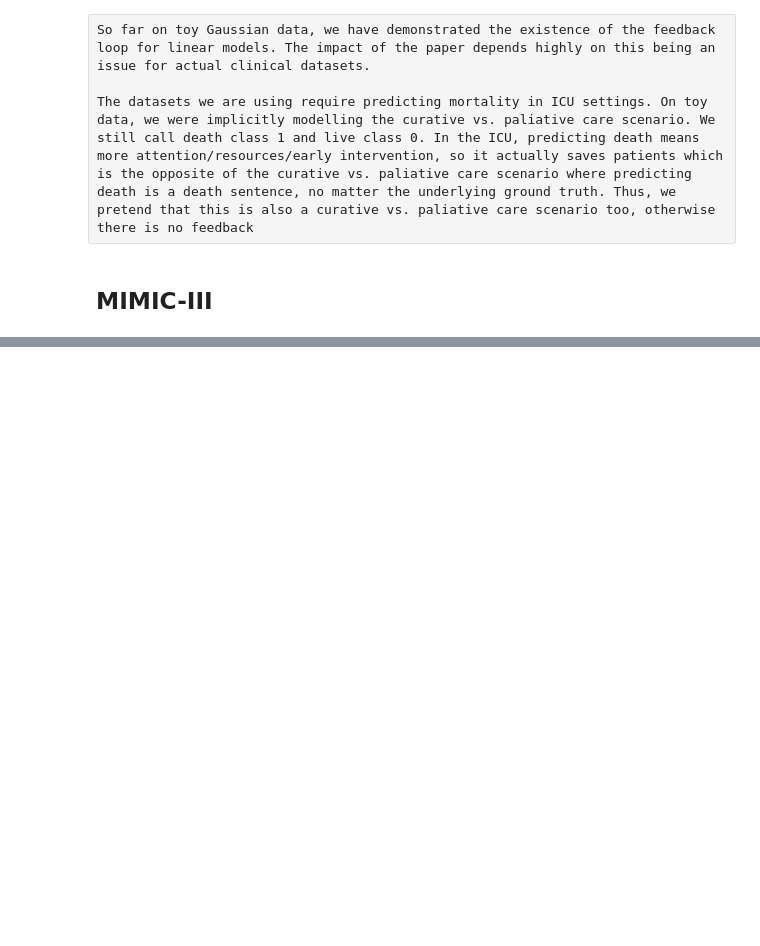
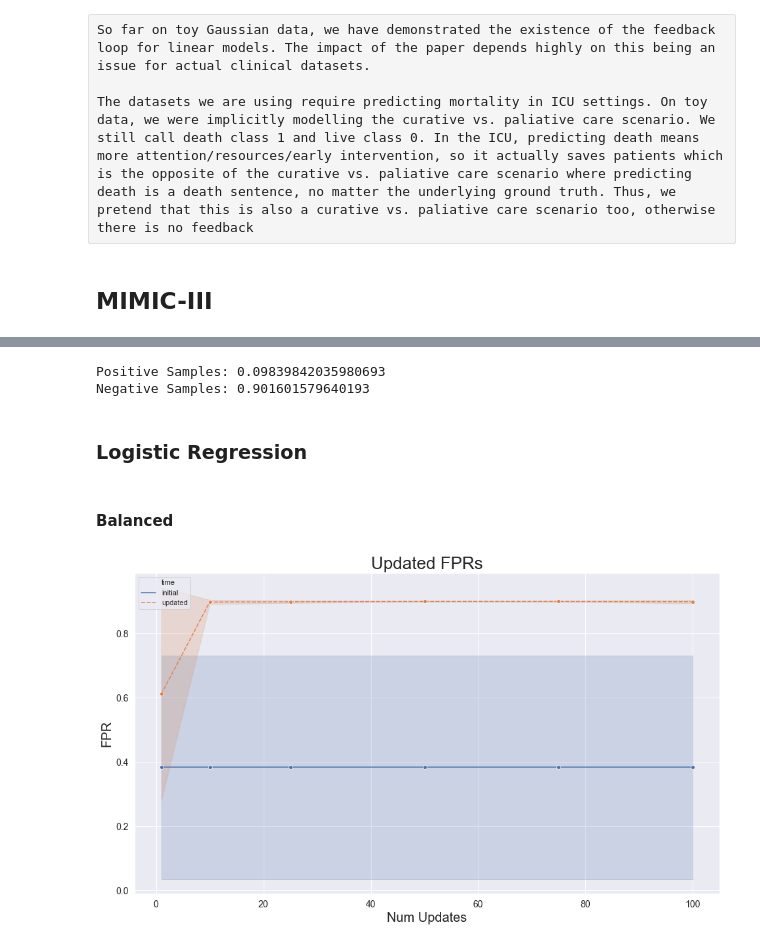
Before and after one commit to georgeadam/feedback_loops, a Jupyter notebook: real_data.ipynb, the cells around one changed output, grey strips where cells are left out. Drawn from its saved outputs; the diff is of its cells as text; code cells hidden in the pictures; blank space fills up the shorter version.

Commit message:
Made real_data.ipynb more modular

```diff
--- a/real_data.ipynb
+++ b/real_data.ipynb
@@ -57,3 +146,7 @@ def load_mimiciii_data():
+# %%
+num_updates = [1, 10, 25, 50, 75, 100]
+names = ["fpr", "tpr", "fnr", "tnr", "auc"]
+seeds = 100
 # %%
 data = load_mimiciii_data()
 x = data["X"].to_numpy()
@@ -165,0 +154,27 @@ ax.tick_params(axis='both', which='minor', labelsize=14)
+# %%
+prop_0 = np.sum(y == 0) / float(len(y))
+prop_1 = np.sum(y == 1) / float(len(y))
+
+weight_0 = float(len(y)) / (2 * np.sum(y == 0))
+weight_1 = float(len(y)) / (2 * np.sum(y == 1))
+
+print("Positive Samples: {}".format(prop_1))
+print("Negative Samples: {}".format(prop_0))
+# %% [output]
+Positive Samples: 0.09839842035980693
+Negative Samples: 0.901601579640193
+# %% [markdown]
+### Logistic Regression
+# %% [markdown]
+#### Balanced
+# %%
+model_name = "lr_balanced"
+model_fn = lr_wrapper({0: weight_0, 1: weight_1})
+rates = train_update_loop(model_fn, x, y, test_size=0.6, update_size=0.5, names=names, num_updates=num_updates, seeds=seeds)
+# %%
+data = convert_to_dataframe(rates, names, num_updates)
+# %%
+rate_type = "fpr"
+plot_rate(data, rate_type, model_name)
+# %% [output]
+[figure, added]
```
Also changed, not shown: parts of 34 cells of this notebook.
